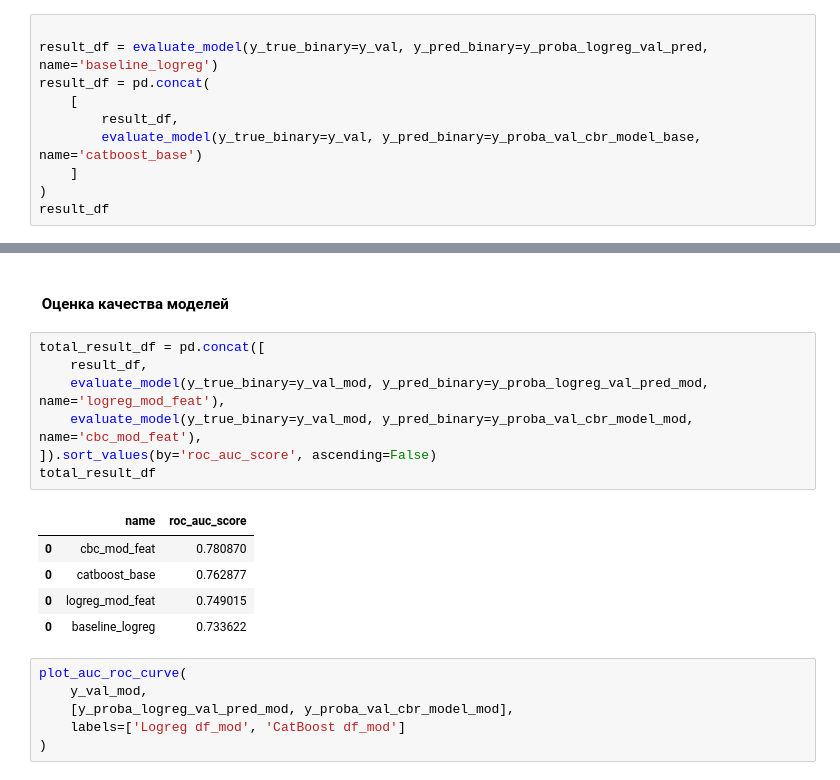
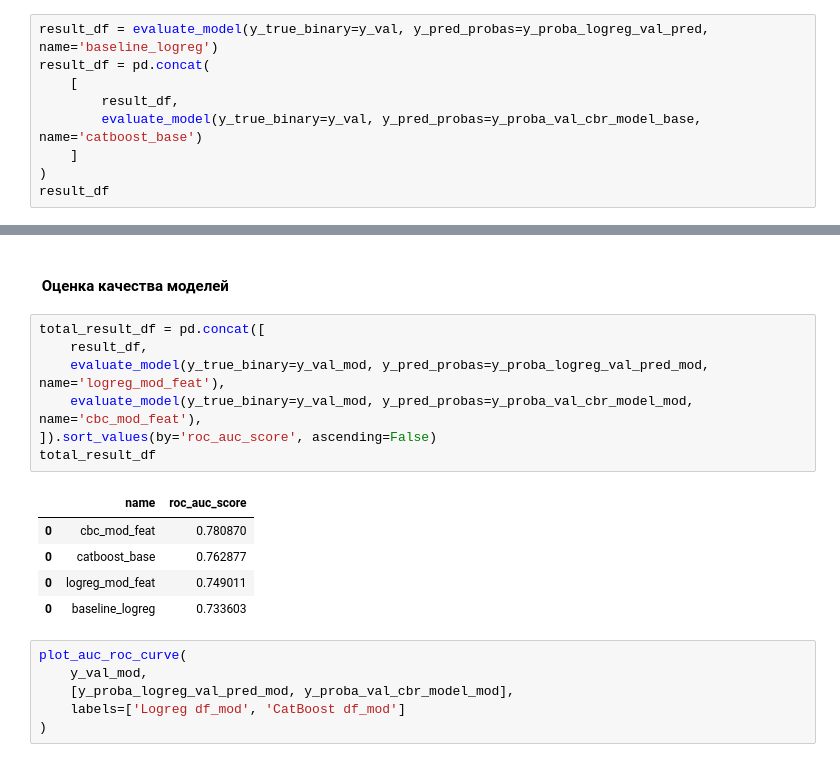
Before and after one commit to Plakhotniuk/practicum_ds, a Jupyter notebook: ml/unsupervised_learning/project/order_cancellation_risk.ipynb, the cells around one changed output, grey strips where cells are left out. Saved outputs shown, nothing was run; the diff lists cells and outputs as text.

```diff
--- a/ml/unsupervised_learning/project/order_cancellation_risk.ipynb
+++ b/ml/unsupervised_learning/project/order_cancellation_risk.ipynb
@@ -745,12 +742,11 @@ y_pred_val_cbr_model_base = cbc_model_base.predict(X_val)
 # %% [markdown]
 #### Метрики baseline моделей
 # %%
-
-result_df = evaluate_model(y_true_binary=y_val, y_pred_binary=y_proba_logreg_val_pred, name='baseline_logreg')
+result_df = evaluate_model(y_true_binary=y_val, y_pred_probas=y_proba_logreg_val_pred, name='baseline_logreg')
 result_df = pd.concat(
     [
         result_df,
-        evaluate_model(y_true_binary=y_val, y_pred_binary=y_proba_val_cbr_model_base, name='catboost_base')
+        evaluate_model(y_true_binary=y_val, y_pred_probas=y_proba_val_cbr_model_base, name='catboost_base')
     ]
 )
 result_df
@@ -1375,16 +1369,16 @@ CatBoostClassifier(cat_features=['shipping_mode', 'category_name', 'cust_cluster
 # %%
 total_result_df = pd.concat([
     result_df,
-    evaluate_model(y_true_binary=y_val_mod, y_pred_binary=y_proba_logreg_val_pred_mod, name='logreg_mod_feat'),
-    evaluate_model(y_true_binary=y_val_mod, y_pred_binary=y_proba_val_cbr_model_mod, name='cbc_mod_feat'),
+    evaluate_model(y_true_binary=y_val_mod, y_pred_probas=y_proba_logreg_val_pred_mod, name='logreg_mod_feat'),
+    evaluate_model(y_true_binary=y_val_mod, y_pred_probas=y_proba_val_cbr_model_mod, name='cbc_mod_feat'),
 ]).sort_values(by='roc_auc_score', ascending=False)
 total_result_df
 # %% [output]
 |  | name | roc_auc_score |
 | 0 | cbc_mod_feat | 0.780870 |
 | 0 | catboost_base | 0.762877 |
-| 0 | logreg_mod_feat | 0.749015 |
-| 0 | baseline_logreg | 0.733622 |
+| 0 | logreg_mod_feat | 0.749011 |
+| 0 | baseline_logreg | 0.733603 |
 # %%
 plot_auc_roc_curve(
     y_val_mod,
```
Also changed, not shown: parts of 19 cells of this notebook.
